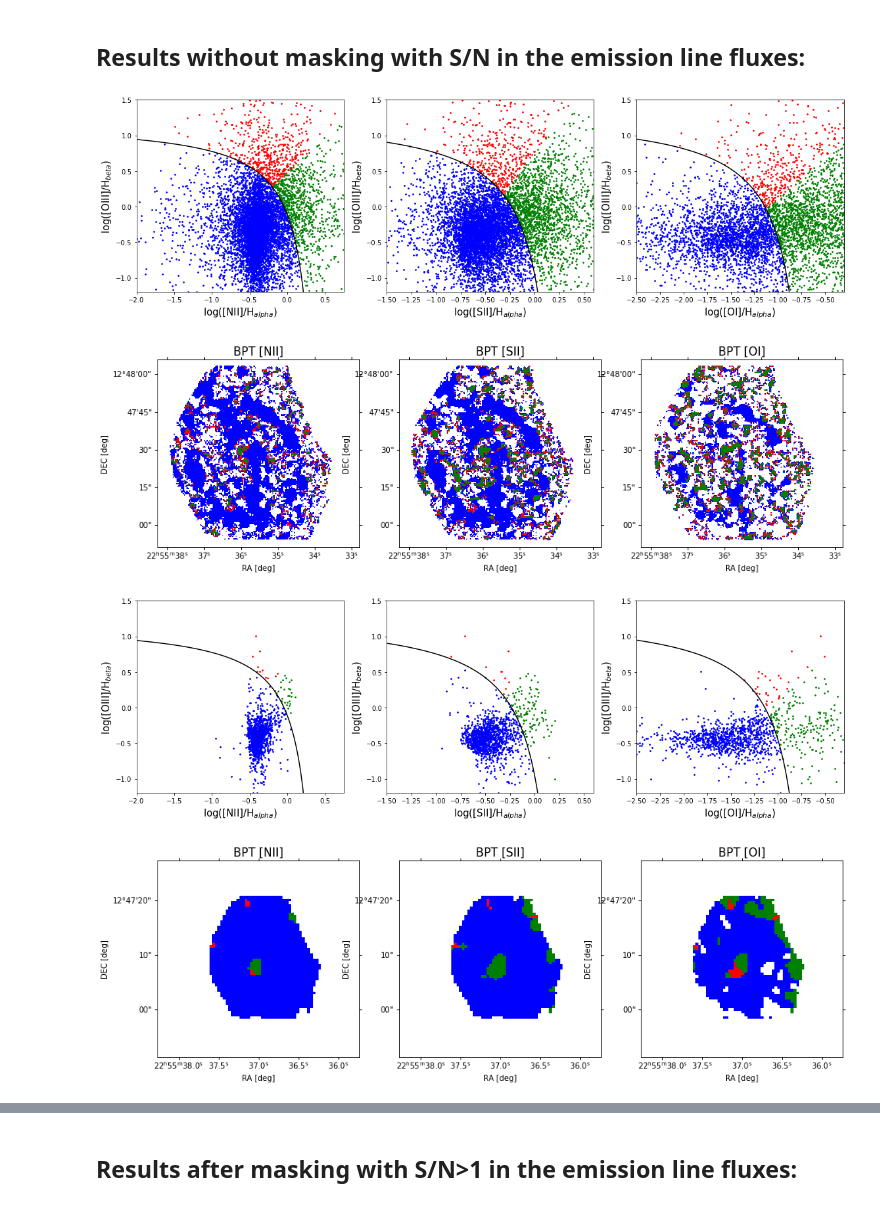
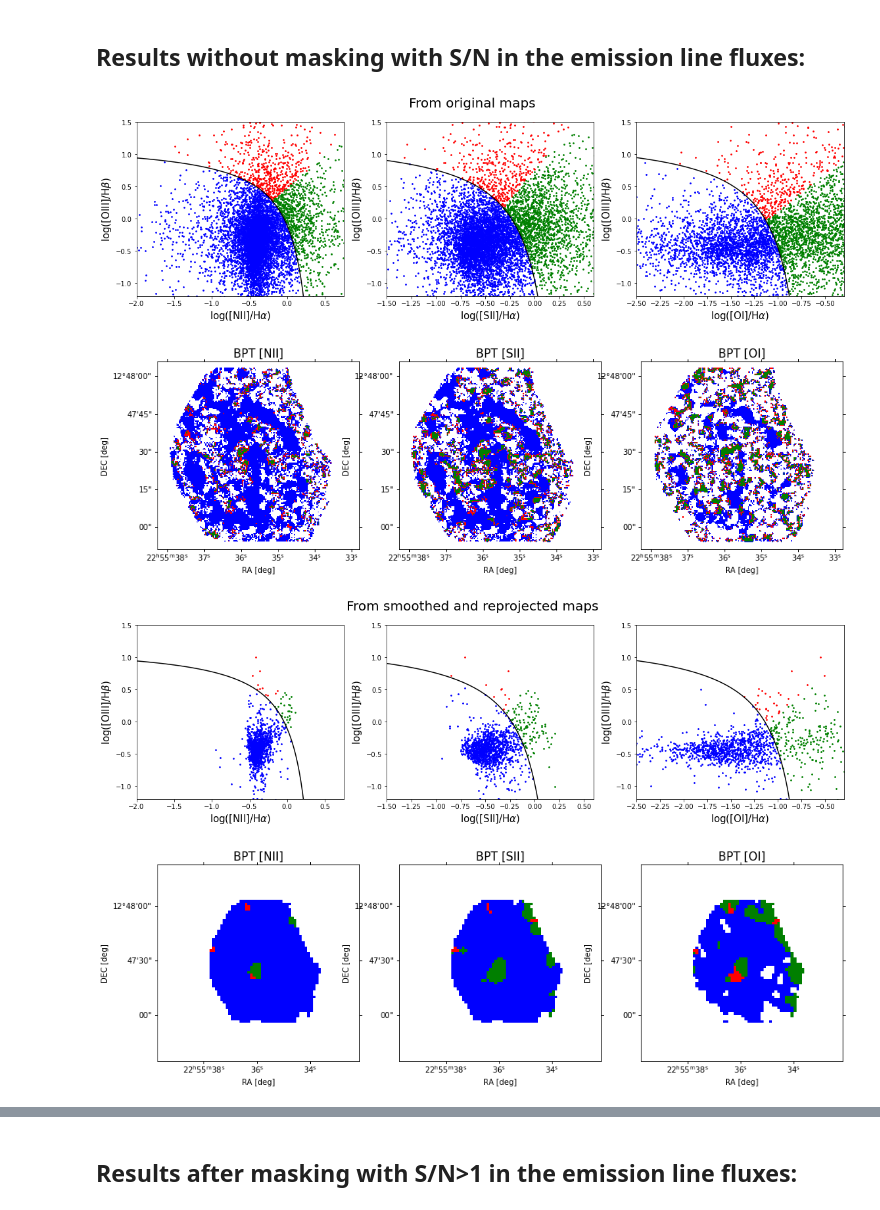
Before and after one commit to Bruno-Rodriguez/quenching-nearby-galaxies, a Jupyter notebook: smooth_and_reproject_cubes.ipynb, the cells around one changed output, grey strips where cells are left out. Cells and saved outputs as stored; diff of their text form; code cells hidden in the pictures.

```diff
--- a/smooth_and_reproject_cubes.ipynb
+++ b/smooth_and_reproject_cubes.ipynb
@@ -154,10 +174,3 @@ frames_cube_convolved = frames_cube.convolve_to(beam_CO)
 WARNING: PossiblySlowWarning: This function (<function BaseSpectralCube.convolve_to at 0x...>) requires loading the entire cube into memory and may therefore be slow. [spectral_cube.utils]
 # %%
 target_header = CO_cube.header
-# %%
-target_header['NAXIS3'] = None
-target_header['CRPIX3'] = None
-target_header['CDELT3'] = None
-target_header['CUNIT3'] = None
-target_header['CTYPE3'] = None
-target_header['CRVAL3'] = None
@@ -193,11 +187,12 @@ for frame in frames_cube_convolved:
     reprojected_list.append(reprojected)
 reprojected_list = np.array(reprojected_list)
 # %%
+index = 3
 fig = plt.figure(figsize=(15,5))
 ax1 = fig.add_subplot(1,3,1,projection=WCS(wcs_califa).celestial)
 ax2 = fig.add_subplot(1,3,2,projection=WCS(wcs_califa).celestial)
 ax3 = fig.add_subplot(1,3,3,projection=WCS(target_header))
-for ax,frame,label in zip([ax1,ax2,ax3],[np.array(frames_cube[3,:,:]),np.array(frames_cube_convolved[3,:,:]),reprojected_list[3]],
+for ax,frame,label in zip([ax1,ax2,ax3],[np.array(frames_cube[index,:,:]),np.array(frames_cube_convolved[index,:,:]),reprojected_list[index]],
                           ['Original','Smoothed','Smoothed and reprojected']):
     ax.imshow(frame, origin='lower')
     ax.set_title(label+r' H$\alpha$ map',fontsize=15)
@@ -238,0 +207,16 @@ plt.show()
+# %%
+index = 3
+fig = plt.figure(figsize=(15,5))
+ax1 = fig.add_subplot(1,3,1,projection=WCS(wcs_califa).celestial)
+ax2 = fig.add_subplot(1,3,2,projection=WCS(wcs_califa).celestial)
+ax3 = fig.add_subplot(1,3,3,projection=WCS(target_header))
+for ax,frame,label in zip([ax1,ax2,ax3],[np.array(frames_cube[index,:,:]),np.array(frames_cube_convolved[index,:,:]),reprojected_list[index]],
+                          ['Original','Smoothed','Smoothed and reprojected']):
+    ax.imshow(frame, origin='lower')
+    ax.set_title(label+r' H$\alpha$ map',fontsize=15)
+    ax.coords['ra'].set_axislabel('RA [deg]')
+    ax.coords['dec'].set_axislabel('DEC [deg]')
+#ax.coords['dec'].set_axislabel_position('r')
+#ax.coords['dec'].set_ticklabel_position('r')
+fig.tight_layout()
+plt.show()
@@ -238,0 +225,16 @@ plt.show()
+# %%
+index = 3
+fig = plt.figure(figsize=(15,5))
+ax1 = fig.add_subplot(1,3,1,projection=WCS(wcs_califa).celestial)
+ax2 = fig.add_subplot(1,3,2,projection=WCS(wcs_califa).celestial)
+ax3 = fig.add_subplot(1,3,3,projection=WCS(target_header))
+for ax,frame,label in zip([ax1,ax2,ax3],[np.array(frames_cube[index,:,:]),np.array(frames_cube_convolved[index,:,:]),reprojected_list[index]],
+                          ['Original','Smoothed','Smoothed and reprojected']):
+    ax.imshow(frame, origin='lower')
+    ax.set_title(label+r' H$\alpha$ map',fontsize=15)
+    ax.coords['ra'].set_axislabel('RA [deg]')
+    ax.coords['dec'].set_axislabel('DEC [deg]')
+#ax.coords['dec'].set_axislabel_position('r')
+#ax.coords['dec'].set_ticklabel_position('r')
+fig.tight_layout()
+plt.show()
@@ -304,28 +322,28 @@ yOI  = 0.73/(xOI+0.59) + 1.33
 # %%
 fig1, axs1 = plt.subplots(1,3,figsize=(16,5))
 for ax,label,ratio,maskSF,maskSy,maskLI,x,y in zip(axs1.ravel(),['NII','SII','OI'],
                              [logratio_NIIHa,logratio_SIIHa,logratio_OIHa],
                              [maskSF_NII,maskSF_SII,maskSF_OI],[maskSy_NII,maskSy_SII,maskSy_OI],
                              [maskLI_NII,maskLI_SII,maskLI_OI],[xNII,xSII,xOI],[yNII,ySII,yOI]):
     ax.plot(x,y,c='k')
     ax.scatter(ratio[maskSF],logratio_OIIIHb[maskSF],c='b',s=3.)
     ax.scatter(ratio[maskSy],logratio_OIIIHb[maskSy],c='r',s=3.)
     ax.scatter(ratio[maskLI],logratio_OIIIHb[maskLI],c='g',s=3.)
     ax.set_xlabel('log(['+label+r']/H$\alpha$)',fontsize=15)
     ax.set_ylabel(r'log([OIII]/H$\beta$)',fontsize=15)
     ax.set_xlim(x[0],x[-1]+0.5)
     ax.set_ylim(-1.2,1.5)
-fig1.suptitle('From original maps',fontsize=15)
+fig1.suptitle('From original maps',fontsize=20)
 fig1.tight_layout()
 fig2, axs2 =plt.subplots(1,3,figsize=(16,5),subplot_kw={'projection':WCS(wcs_califa).celestial})
 for ax,MAP,label in zip(axs2.ravel(),[map_NII,map_SII,map_OI],['NII','SII','OI']):
     ax.imshow(MAP,origin='lower',cmap=ListedColormap(['w', 'b', 'r', 'g']),vmin=-0.5,vmax=3.5)
     ax.set_title('BPT ['+label+']',fontsize=15)
     ax.coords['ra'].set_axislabel('RA [deg]')
     ax.coords['dec'].set_axislabel('DEC [deg]')
 plt.show()
 # %% [output]
-[figure, old version]
+[figure, new version]
 [figure]
 # %%
 fig1, axs1 = plt.subplots(1,3,figsize=(16,5))
@@ -341,9 +359,9 @@ for ax,label,ratio,maskSF,maskSy,maskLI,x,y in zip(axs1.ravel(),['NII','SII','OI
     ax.set_ylabel(r'log([OIII]/H$\beta$)',fontsize=15)
     ax.set_xlim(x[0],x[-1]+0.5)
     ax.set_ylim(-1.2,1.5)
-fig1.suptitle('From smoothed and reprojected maps',fontsize=15)
+fig1.suptitle('From smoothed and reprojected maps',fontsize=20)
 fig1.tight_layout()
-fig2, axs2 =plt.subplots(1,3,figsize=(16,5),subplot_kw={'projection':WCS(wcs_califa).celestial})
+fig2, axs2 =plt.subplots(1,3,figsize=(16,5),subplot_kw={'projection':WCS(target_header)})
 for ax,MAP,label in zip(axs2.ravel(),[map_rpj_NII,map_rpj_SII,map_rpj_OI],['NII','SII','OI']):
     ax.imshow(MAP,origin='lower',cmap=ListedColormap(['w', 'b', 'r', 'g']),vmin=-0.5,vmax=3.5)
     ax.set_title('BPT ['+label+']',fontsize=15)
@@ -351,5 +369,5 @@ for ax,MAP,label in zip(axs2.ravel(),[map_rpj_NII,map_rpj_SII,map_rpj_OI],['NII'
     ax.coords['dec'].set_axislabel('DEC [deg]')
 plt.show()
 # %% [output]
-[figure, old version]
+[figure, new version]
-[figure, old version]
+[figure, new version]
```
Also changed, not shown: parts of 33 cells of this notebook.
